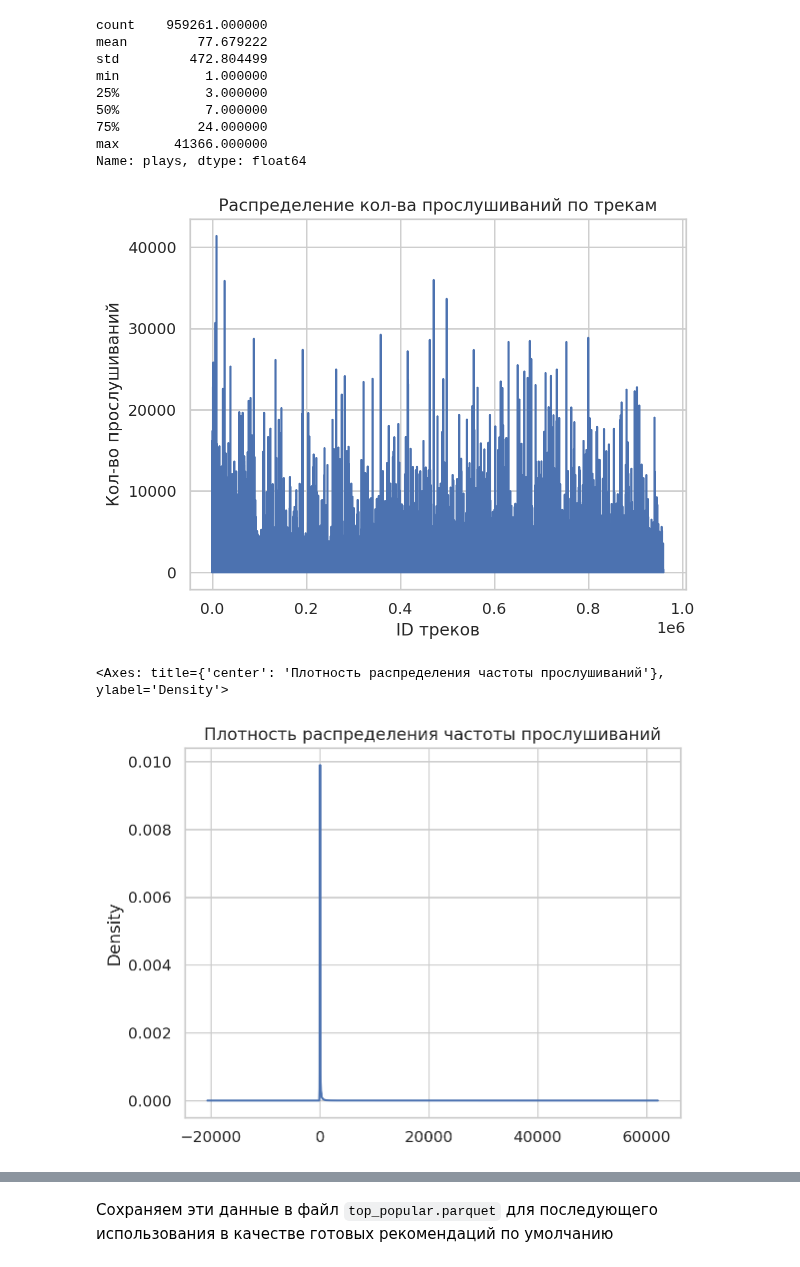
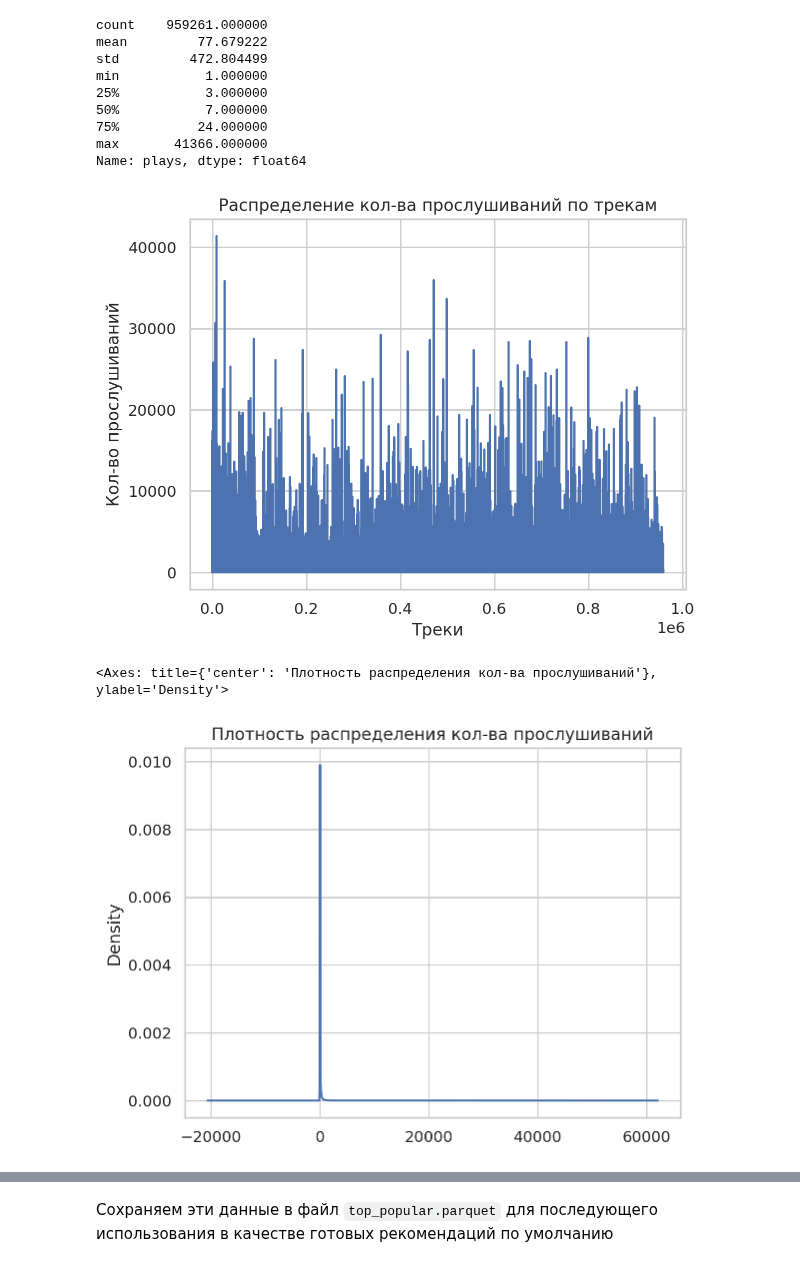
Before and after one commit to ibnkir/music-recsys-project, a Jupyter notebook: recommendations.ipynb, the cells around one changed output, grey strips where cells are left out. Cells and saved outputs as stored; diff of their text form; code cells hidden in the pictures.

```diff
--- a/recommendations.ipynb
+++ b/recommendations.ipynb
@@ -570,17 +585,17 @@ Name: plays, dtype: float64
 # %%
 # Строим распределение кол-ва прослушиваний по трекам
 
 plt.plot(agg_items['plays'])
 plt.title("Распределение кол-ва прослушиваний по трекам")
-plt.xlabel("ID треков")
+plt.xlabel("Треки")
 plt.ylabel("Кол-во прослушиваний")
 plt.show()
 # %% [output]
-[figure, old version]
+[figure, new version]
 # %%
-# Строим кривую плотности распределения частоты прослушиваний
-agg_items['plays'].plot.kde(title='Плотность распределения частоты прослушиваний')
+# Строим кривую плотности распределения кол-ва прослушиваний
+agg_items['plays'].plot.kde(title='Плотность распределения кол-ва прослушиваний')
 # %% [output]
-<Axes: title={'center': 'Плотность распределения частоты прослушиваний'}, ylabel='Density'>
+<Axes: title={'center': 'Плотность распределения кол-ва прослушиваний'}, ylabel='Density'>
-[figure, old version]
+[figure, new version]
 # %% [markdown]
```
Also changed, not shown: parts of 2 cells of this notebook, 1 other file.
